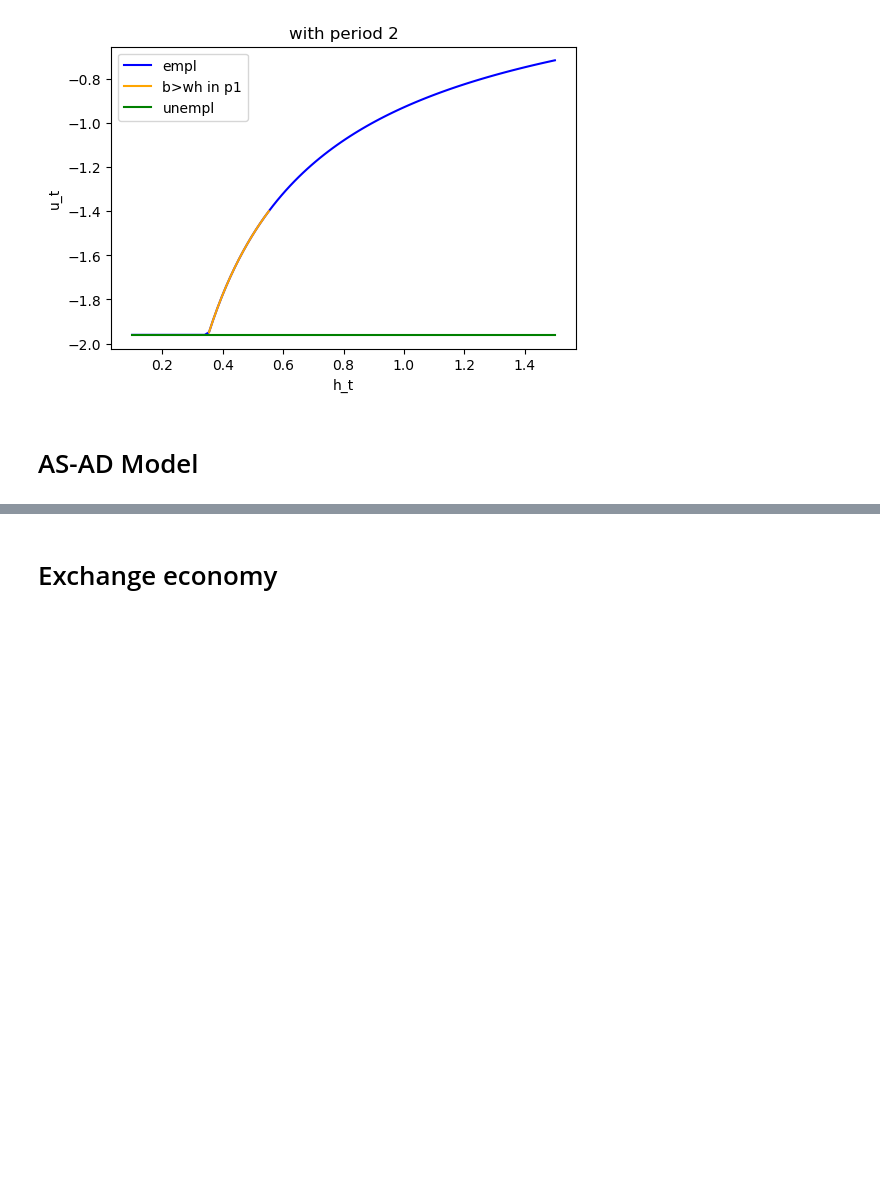
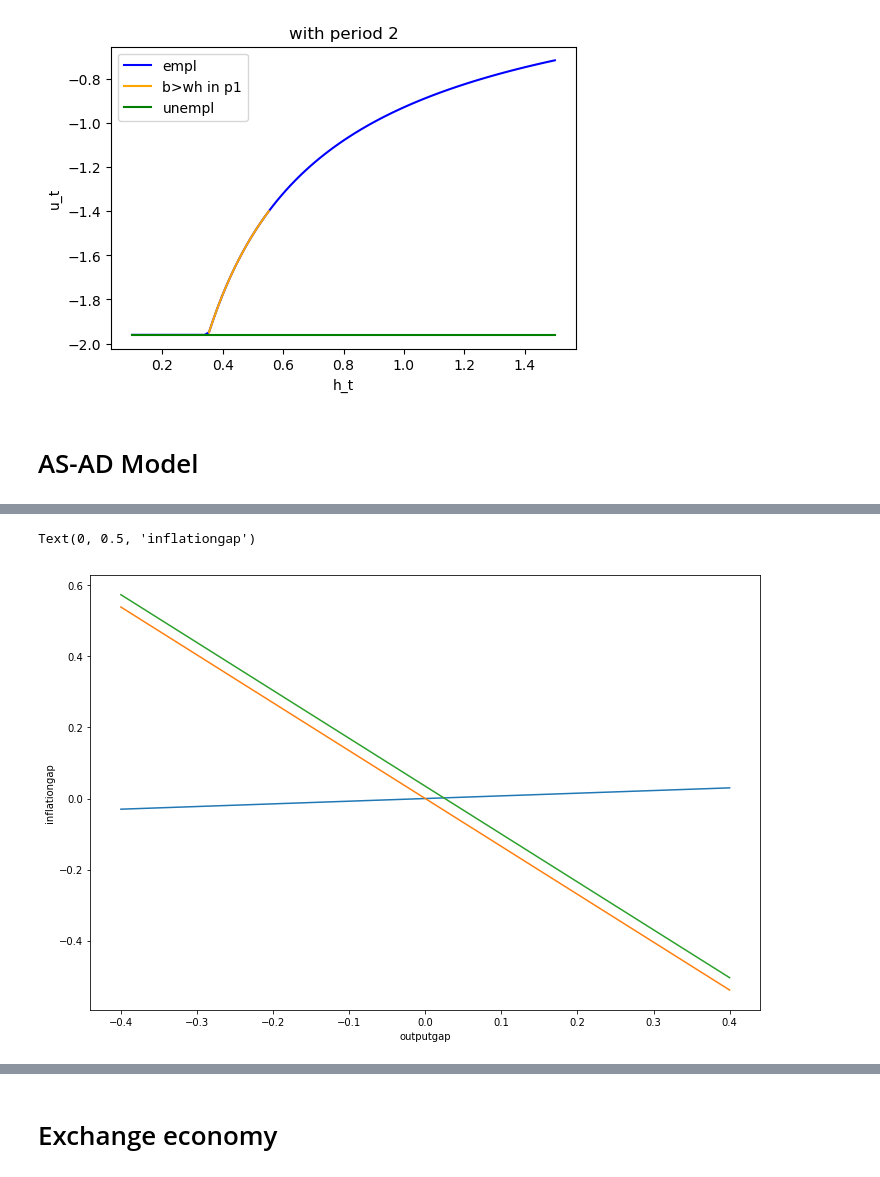
Before and after one commit to s-corfixen/projects-2019-snake-on-3310, a Jupyter notebook: exam/examproject.ipynb, the cells around one changed output, grey strips where cells are left out. Saved outputs shown, nothing was run; the diff lists cells and outputs as text; code cells hidden in the pictures; blank space fills up the shorter version.

```diff
--- a/exam/examproject.ipynb
+++ b/exam/examproject.ipynb
@@ -184,0 +357,30 @@ ax2.legend()
+# %%
+gamma = par["gamma"]
+phi = par["phi"]
+h = par["h"]
+b = par["b"]
+alpha = par["alpha"]
+pi_t1 = 0
+y_t1 = 0
+s_t = 0
+s_t1 = 0
+v_t = 0
+
+y_vec = np.linspace(-0.4, 0.4, 100)
+
+asad1 = ASAD(gamma, phi, h, b, alpha)
+sras1 = asad1.sras(pi_t1, y_vec, y_t1, s_t, s_t1)
+ad1 = asad1.ad(v_t, y_vec)
+ad2 = asad1.ad(0.1, y_vec)
+
+
+fig = plt.figure(figsize=(12,8))
+ax = fig.add_subplot(1,1,1)
+ax.plot(y_vec,sras1)
+ax.plot(y_vec,ad1)
+ax.plot(y_vec,ad2)
+ax.set_xlabel("outputgap")
+ax.set_ylabel("inflationgap")
+# %% [output]
+Text(0, 0.5, 'inflationgap')
+[figure, added]
```
Also changed, not shown: parts of 20 cells of this notebook, 1 other file.
